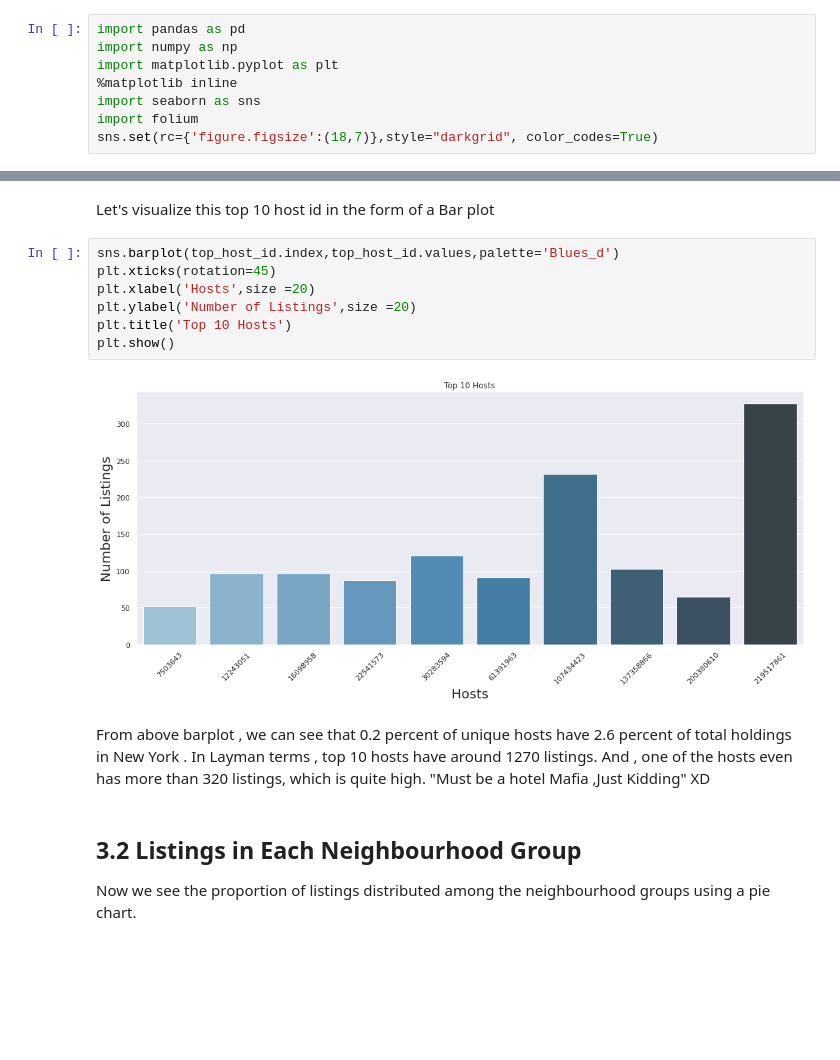
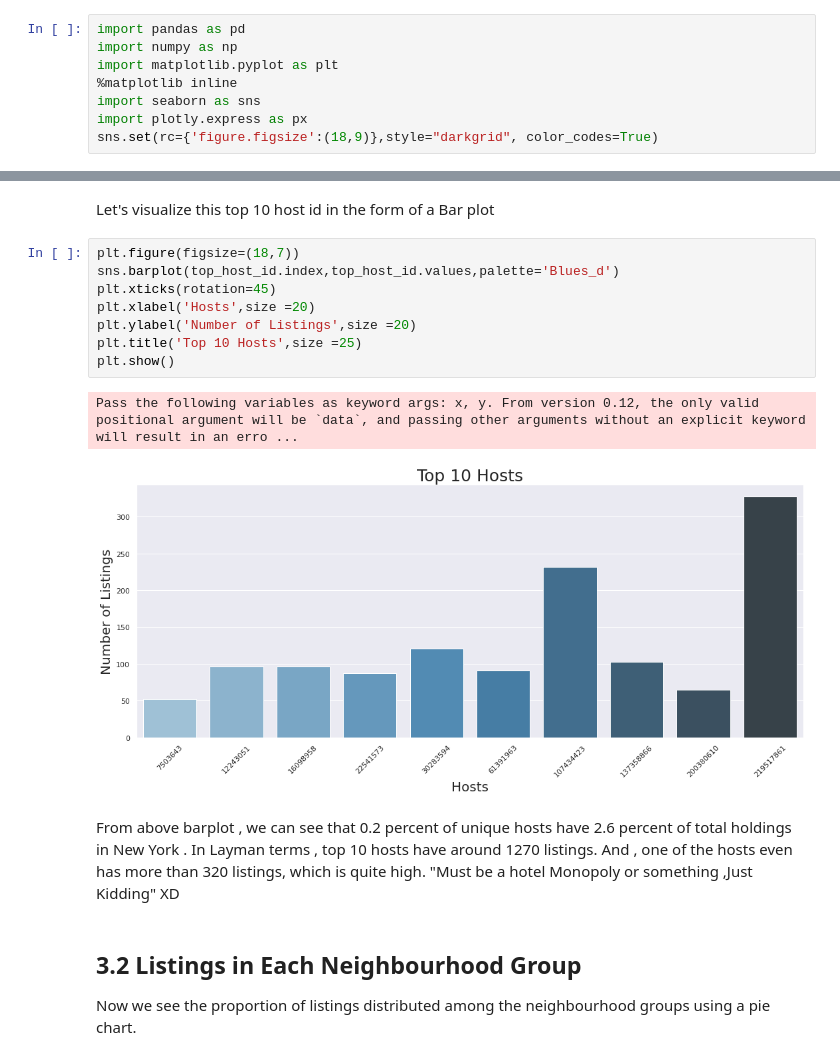
Before and after one commit to anuj561/Airbnb_NYC_2019, a Jupyter notebook: Airbnb_NYC_2019.ipynb, the cells around one changed output, grey strips where cells are left out. Saved outputs shown, nothing was run; the diff lists cells and outputs as text; blank space fills up the shorter version.

```diff
--- a/Airbnb_NYC_2019.ipynb
+++ b/Airbnb_NYC_2019.ipynb
@@ -29,8 +28,8 @@ import numpy as np
 import matplotlib.pyplot as plt
 %matplotlib inline
 import seaborn as sns
-import folium
-sns.set(rc={'figure.figsize':(18,7)},style="darkgrid", color_codes=True)
+import plotly.express as px
+sns.set(rc={'figure.figsize':(18,9)},style="darkgrid", color_codes=True)
 # %% [markdown]
 ## 1.2 Importing Dataset
 
@@ -208,16 +207,18 @@ airbnb['host_id'].nunique()
 # %% [markdown]
 Let's visualize this top 10 host id in the form of a Bar plot
 # %%
+plt.figure(figsize=(18,7))
 sns.barplot(top_host_id.index,top_host_id.values,palette='Blues_d')
 plt.xticks(rotation=45)
 plt.xlabel('Hosts',size =20)
 plt.ylabel('Number of Listings',size =20)
-plt.title('Top 10 Hosts')
+plt.title('Top 10 Hosts',size =25)
 plt.show()
 # %% [output]
+Pass the following variables as keyword args: x, y. From version 0.12, the only valid positional argument will be `data`, and passing other arguments without an explicit keyword will result in an erro ...
-[figure, old version]
+[figure, new version]
 # %% [markdown]
-From above barplot , we can see that 0.2 percent of unique hosts have 2.6 percent of total holdings in New York . In Layman terms , top 10 hosts have around 1270 listings. And , one of the hosts even has more than 320 listings, which is quite high. "Must be a hotel Mafia ,Just Kidding" XD
+From above barplot , we can see that 0.2 percent of unique hosts have 2.6 percent of total holdings in New York . In Layman terms , top 10 hosts have around 1270 listings. And , one of the hosts even has more than 320 listings, which is quite high. "Must be a hotel Monopoly or something ,Just Kidding" XD
 # %% [markdown]
 ## 3.2 Listings in Each Neighbourhood Group
 
```
Also changed, not shown: parts of 28 cells of this notebook.
